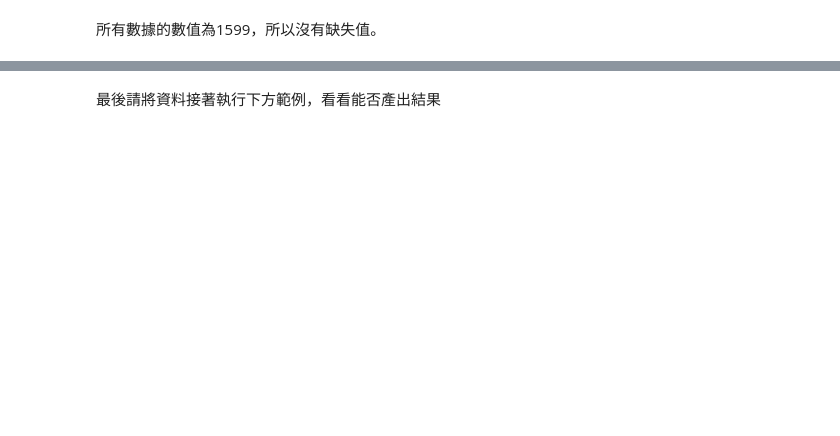
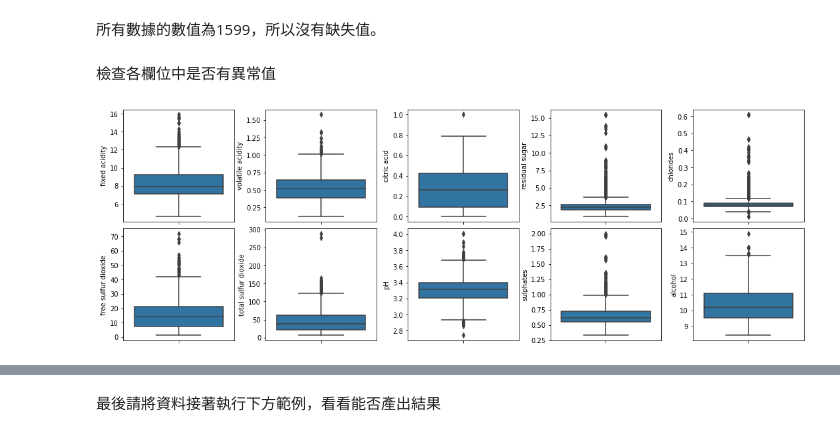
Before and after one commit to Roger8886/Prediction-of-quality-of-Wine, a Jupyter notebook: 專題實作_02：紅酒品質分類預測.ipynb, the cells around one changed output, grey strips where cells are left out. Cells and saved outputs as stored; diff of their text form; code cells hidden in the pictures; blank space fills up the shorter version.

```diff
--- a/專題實作_02：紅酒品質分類預測.ipynb
+++ b/專題實作_02：紅酒品質分類預測.ipynb
@@ -104,3 +108,6 @@ wine.describe()
+# %%
+#dropped 'density' column
+wine.drop(labels='density', axis=1, inplace=True)
 # %%
 wine.info()
 # %% [output]
@@ -126,2 +147,17 @@ memory usage: 150.0 KB
 # %% [markdown]
 所有數據的數值為1599，所以沒有缺失值。
+# %% [markdown]
+檢查各欄位中是否有異常值
+# %%
+#Plotting boxplots to see if there are any outliers in our data (considering data betwen 25th and 75th percentile as non outlier)
+fig, ax = plt.subplots(ncols=5, nrows=2, figsize=(15, 5))
+ax = ax.flatten()
+index = 0
+for i in wine.columns:
+  if i != 'quality':
+    sns.boxplot(y=i, data=wine, ax=ax[index])
+    index +=1
+plt.tight_layout(pad=0.4)
+plt.show()
+# %% [output]
+[figure, added]
```
Also changed, not shown: parts of 13 cells of this notebook.
